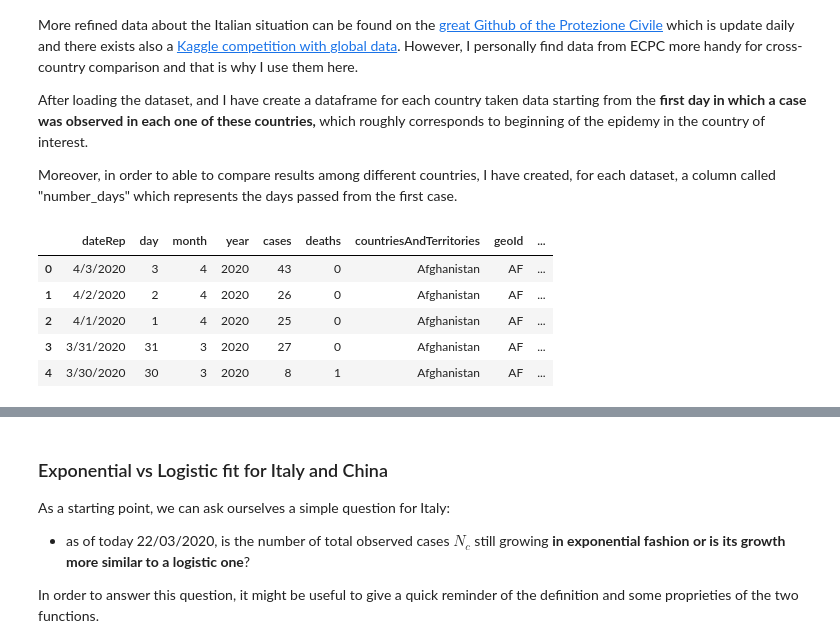
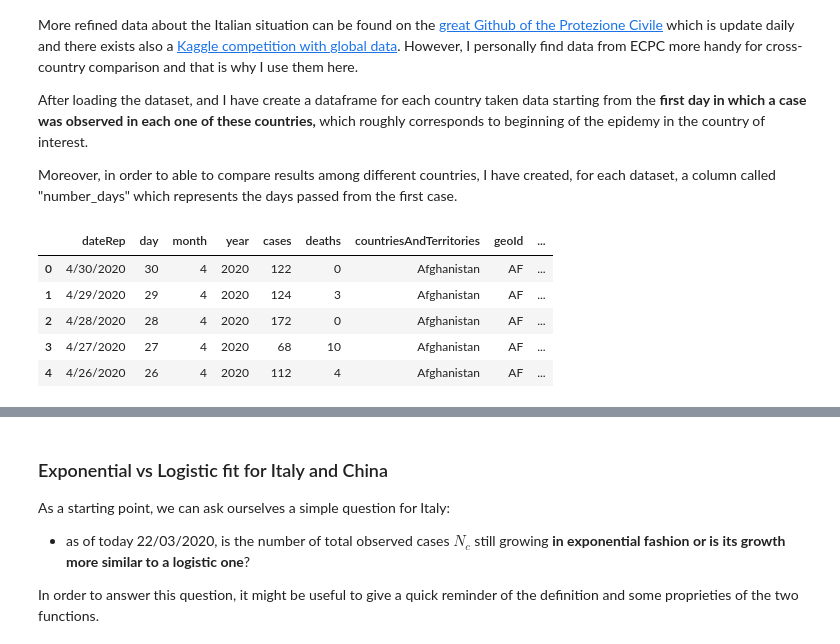
Before and after one commit to lalbrizzo/COVID-19-models-and-forecast-, a Jupyter notebook: COVID-19 - Quarantine duration.ipynb, the cells around one changed output, grey strips where cells are left out. Cells and saved outputs as stored; diff of their text form; code cells hidden in the pictures.

```diff
--- a/COVID-19 - Quarantine duration.ipynb
+++ b/COVID-19 - Quarantine duration.ipynb
@@ -134,15 +142,15 @@ After loading the dataset, and I have create a dataframe for each country taken
 
 Moreover, in order to able to compare results among different countries, I have created, for each dataset, a column called "number_days" which represents the days passed from the first case.
 # %%
-df_world = pd.read_csv("COVID-19-geographic-disbtribution-worldwide-2020-04-03.csv")
+df_world = pd.read_csv("COVID-19-geographic-disbtribution-worldwide-2020-04-30.csv")
 df_world.head(5)
 # %% [output]
 |  | dateRep | day | month | year | cases | deaths | countriesAndTerritories | geoId | ... |
-| 0 | 4/3/2020 | 3 | 4 | 2020 | 43 | 0 | Afghanistan | AF | ... |
-| 1 | 4/2/2020 | 2 | 4 | 2020 | 26 | 0 | Afghanistan | AF | ... |
-| 2 | 4/1/2020 | 1 | 4 | 2020 | 25 | 0 | Afghanistan | AF | ... |
-| 3 | 3/31/2020 | 31 | 3 | 2020 | 27 | 0 | Afghanistan | AF | ... |
-| 4 | 3/30/2020 | 30 | 3 | 2020 | 8 | 1 | Afghanistan | AF | ... |
+| 0 | 4/30/2020 | 30 | 4 | 2020 | 122 | 0 | Afghanistan | AF | ... |
+| 1 | 4/29/2020 | 29 | 4 | 2020 | 124 | 3 | Afghanistan | AF | ... |
+| 2 | 4/28/2020 | 28 | 4 | 2020 | 172 | 0 | Afghanistan | AF | ... |
+| 3 | 4/27/2020 | 27 | 4 | 2020 | 68 | 10 | Afghanistan | AF | ... |
+| 4 | 4/26/2020 | 26 | 4 | 2020 | 112 | 4 | Afghanistan | AF | ... |
 # %%
 top20_countries = df_world.groupby("countriesAndTerritories").sum().sort_values("cases", ascending=False).reset_index().head(20)["countriesAndTerritories"].tolist()
 
```
Also changed, not shown: parts of 6 cells of this notebook, 9 other files.
